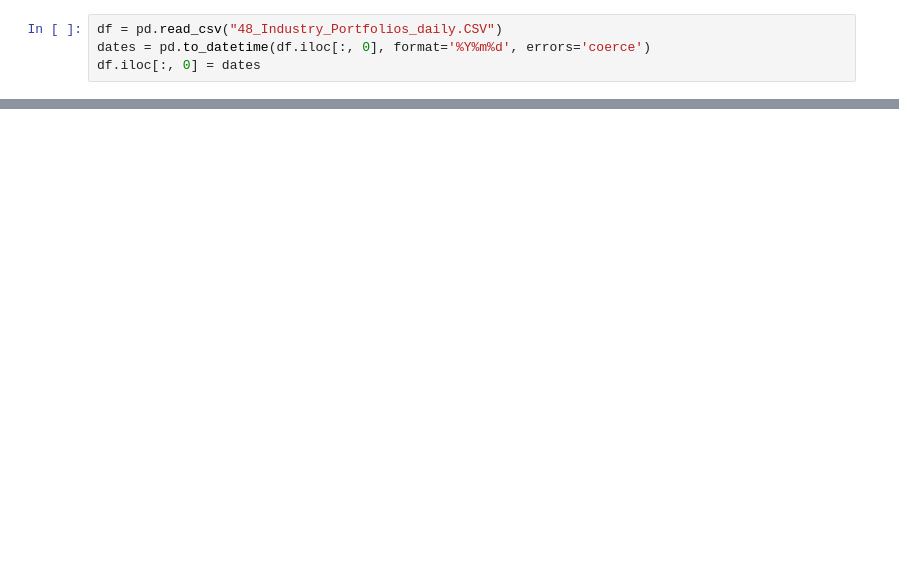
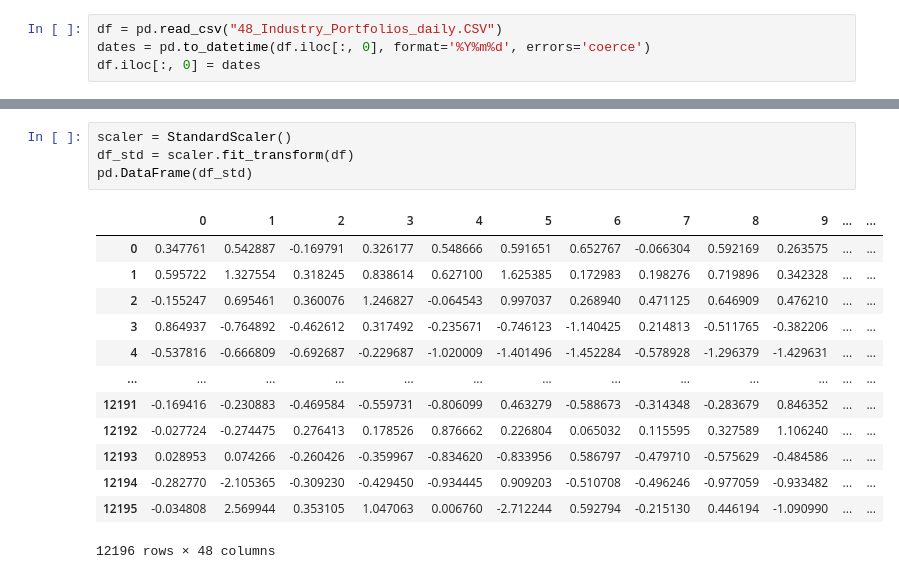
Before and after one commit to Ubaidhq/msc, a Jupyter notebook: COMP0050 - Machine Learning with applications in finance/CW2/Untitled.ipynb, the cells around one changed output, grey strips where cells are left out. Drawn from its saved outputs; the diff is of its cells as text; blank space fills up the shorter version.

```diff
--- a/COMP0050 - Machine Learning with applications in finance/CW2/Untitled.ipynb
+++ b/COMP0050 - Machine Learning with applications in finance/CW2/Untitled.ipynb
@@ -23,0 +42,18 @@ df.iloc[:, 0] = dates
+# %%
+scaler = StandardScaler()
+df_std = scaler.fit_transform(df)
+pd.DataFrame(df_std)
+# %% [output]
+|  | 0 | 1 | 2 | 3 | 4 | 5 | 6 | 7 | 8 | 9 | ... | ... |
+| 0 | 0.347761 | 0.542887 | -0.169791 | 0.326177 | 0.548666 | 0.591651 | 0.652767 | -0.066304 | 0.592169 | 0.263575 | ... | ... |
+| 1 | 0.595722 | 1.327554 | 0.318245 | 0.838614 | 0.627100 | 1.625385 | 0.172983 | 0.198276 | 0.719896 | 0.342328 | ... | ... |
+| 2 | -0.155247 | 0.695461 | 0.360076 | 1.246827 | -0.064543 | 0.997037 | 0.268940 | 0.471125 | 0.646909 | 0.476210 | ... | ... |
+| 3 | 0.864937 | -0.764892 | -0.462612 | 0.317492 | -0.235671 | -0.746123 | -1.140425 | 0.214813 | -0.511765 | -0.382206 | ... | ... |
+| 4 | -0.537816 | -0.666809 | -0.692687 | -0.229687 | -1.020009 | -1.401496 | -1.452284 | -0.578928 | -1.296379 | -1.429631 | ... | ... |
+| ... | ... | ... | ... | ... | ... | ... | ... | ... | ... | ... | ... | ... |
+| 12191 | -0.169416 | -0.230883 | -0.469584 | -0.559731 | -0.806099 | 0.463279 | -0.588673 | -0.314348 | -0.283679 | 0.846352 | ... | ... |
+| 12192 | -0.027724 | -0.274475 | 0.276413 | 0.178526 | 0.876662 | 0.226804 | 0.065032 | 0.115595 | 0.327589 | 1.106240 | ... | ... |
+| 12193 | 0.028953 | 0.074266 | -0.260426 | -0.359967 | -0.834620 | -0.833956 | 0.586797 | -0.479710 | -0.575629 | -0.484586 | ... | ... |
+| 12194 | -0.282770 | -2.105365 | -0.309230 | -0.429450 | -0.934445 | 0.909203 | -0.510708 | -0.496246 | -0.977059 | -0.933482 | ... | ... |
+| 12195 | -0.034808 | 2.569944 | 0.353105 | 1.047063 | 0.006760 | -2.712244 | 0.592794 | -0.215130 | 0.446194 | -1.090990 | ... | ... |
+12196 rows × 48 columns
```
Also changed, not shown: parts of 17 cells of this notebook, 1 other file.
